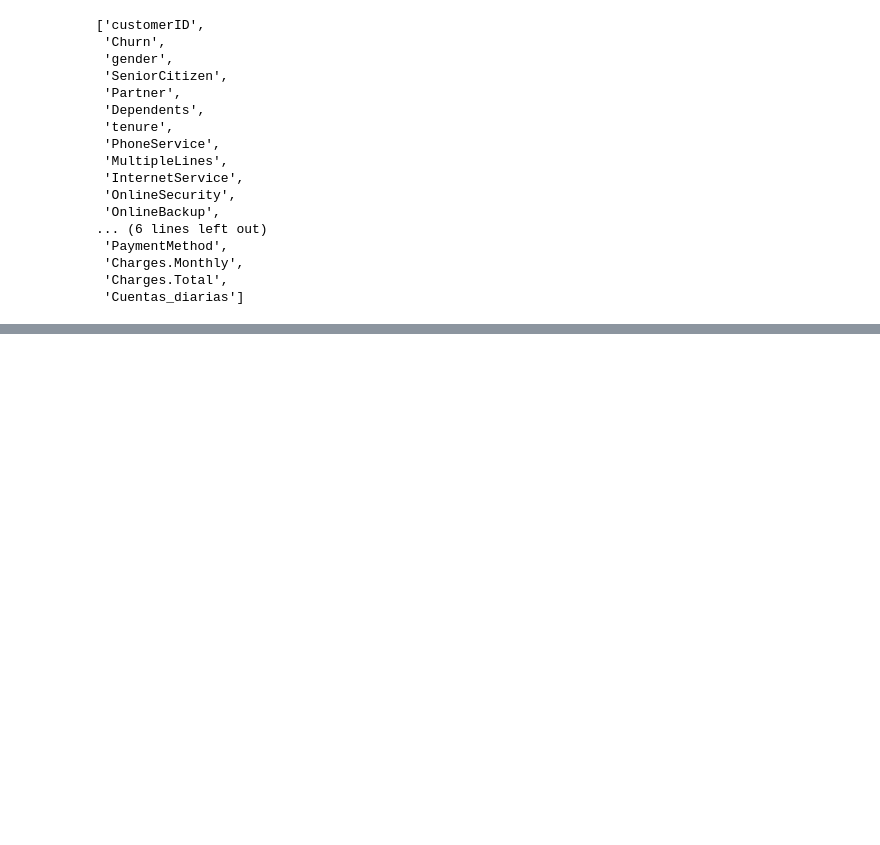
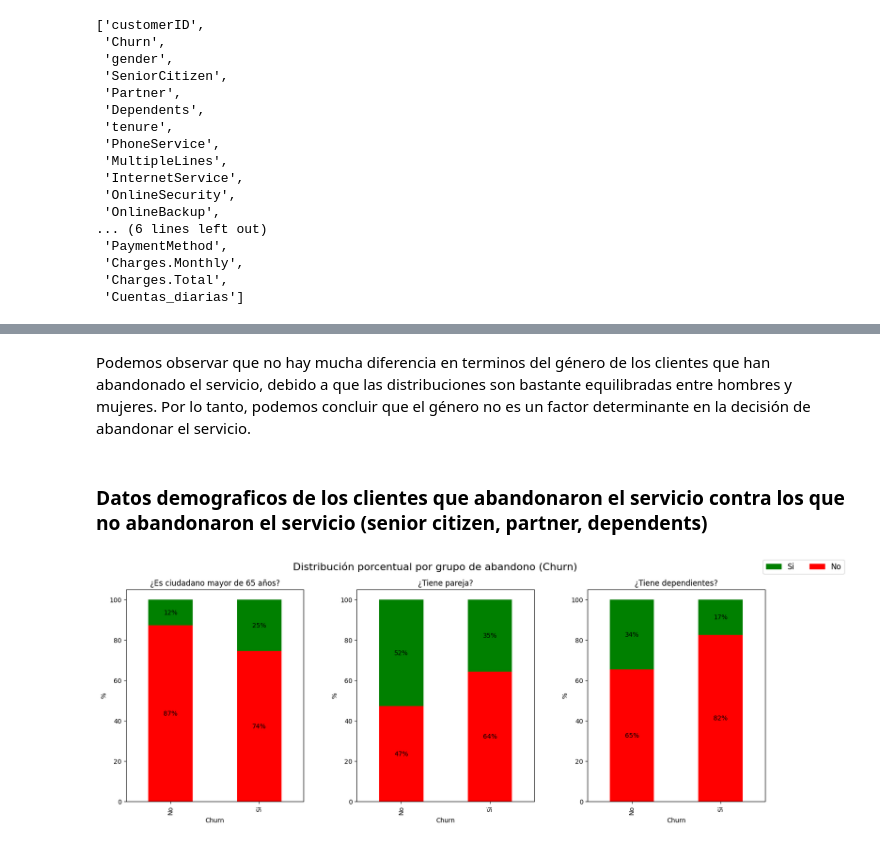
Before and after one commit to ErikGzz03TEC/Challenge_Telecom_X, a Jupyter notebook: Challenge_Telecom.ipynb, the cells around one changed output, grey strips where cells are left out. Cells and saved outputs as stored; diff of their text form; code cells hidden in the pictures; blank space fills up the shorter version.

```diff
--- a/Challenge_Telecom.ipynb
+++ b/Challenge_Telecom.ipynb
@@ -242,0 +334,57 @@ df
+# %% [markdown]
+Podemos observar que no hay mucha diferencia en terminos del género de los clientes que han abandonado el servicio, debido a que las distribuciones son bastante equilibradas entre hombres y mujeres. Por lo tanto, podemos concluir que el género no es un factor determinante en la decisión de abandonar el servicio.
+# %% [markdown]
+### Datos demograficos de los clientes que abandonaron el servicio contra los que no abandonaron el servicio (senior citizen, partner, dependents)
+# %%
+def get_stacked_percentage(var):
+    counts = df.groupby(['Churn', var]).size().unstack(fill_value=0)
+    percentages = counts.div(counts.sum(axis=1), axis=0) * 100
+    return percentages
+
+
+def add_labels(ax, df):
+    for i, row in enumerate(df.values):
+        cumulative = 0
+        for j, val in enumerate(row):
+            if val > 0:
+                label = f"{int(val)}%"
+                ax.text(i, cumulative + val / 2, label, ha='center', va='center', fontsize=10)
+                cumulative += val
+
+senior_pct = get_stacked_percentage('SeniorCitizen')
+partner_pct = get_stacked_percentage('Partner')
+dependents_pct = get_stacked_percentage('Dependents')
+
+color_dicts = {
+    'Categorical_Yes_No': {'Si': 'green', 'No': 'red'},}
+
+fig, axs = plt.subplots(1, 3, figsize=(18, 6))
+fig.subplots_adjust(wspace=0.3)
+fig.suptitle('Distribución porcentual por grupo de abandono (Churn)', fontsize=16)
+legend_patches = [
+    mpatches.Patch(color='green', label='Si'),
+    mpatches.Patch(color='red', label='No')
+]
+
+fig.legend(handles= legend_patches, loc = 'upper right', ncol = 2, fontsize = 12)
+
+senior_pct.plot(kind='bar', stacked=True, ax=axs[0], color=[color_dicts['Categorical_Yes_No'][x] for x in senior_pct.columns], legend= False)
+axs[0].set_title('¿Es ciudadano mayor de 65 años?')
+axs[0].set_ylabel('%')
+add_labels(axs[0], senior_pct)
+
+partner_pct.plot(kind='bar', stacked=True, ax=axs[1], color=[color_dicts['Categorical_Yes_No'][x] for x in partner_pct.columns], legend= False)
+axs[1].set_title('¿Tiene pareja?')
+axs[1].set_ylabel('%')
+add_labels(axs[1],partner_pct)
+
+
+dependents_pct.plot(kind='bar', stacked=True, ax=axs[2], color=[color_dicts['Categorical_Yes_No'][x] for x in dependents_pct.columns], legend= False)
+axs[2].set_title('¿Tiene dependientes?')
+axs[2].set_ylabel('%')
+add_labels(axs[2],dependents_pct)
+
+
+plt.show()
+# %% [output]
+[figure, added]
```
Also changed, not shown: parts of 17 cells of this notebook.
